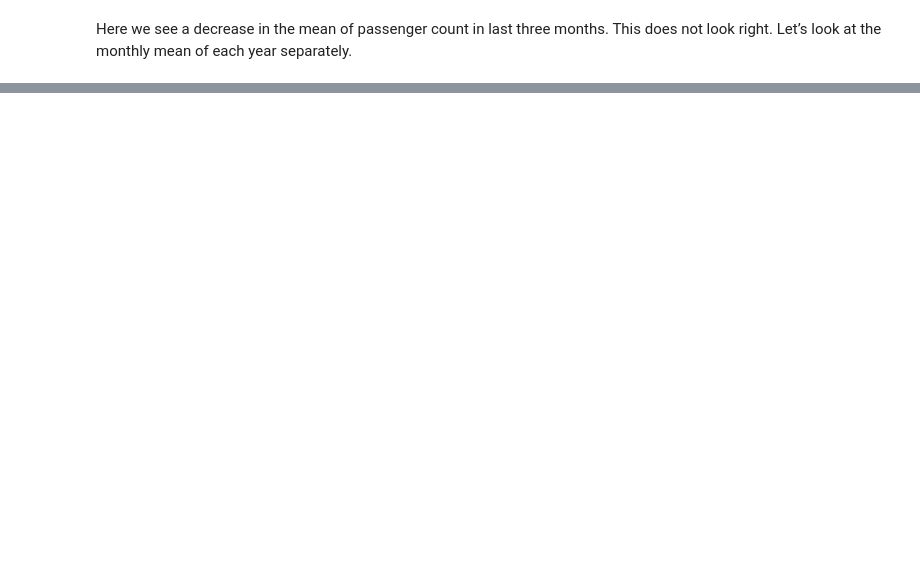
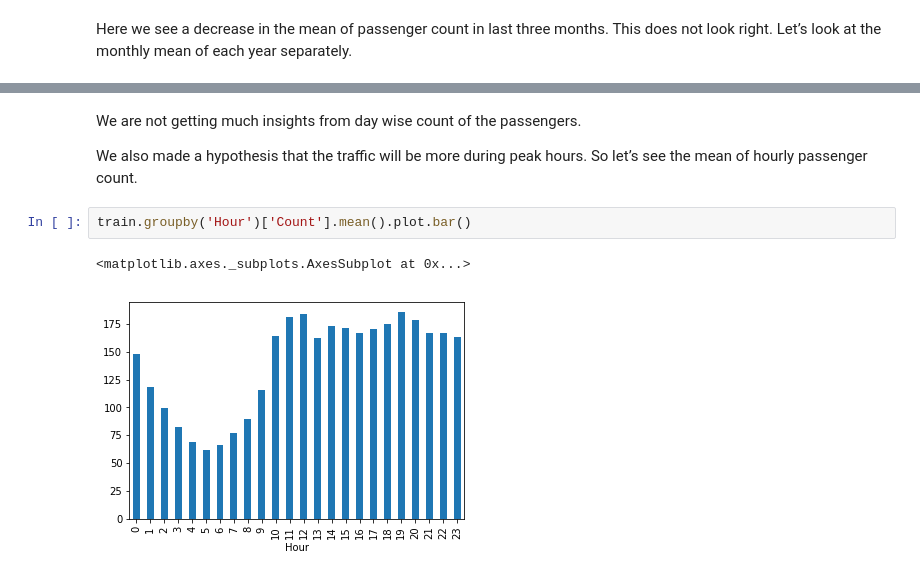
Before and after one commit to gaurav-raii/Jet_Rail_Project, a Jupyter notebook: Jet_rail.ipynb, the cells around one changed output, grey strips where cells are left out. Drawn from its saved outputs; the diff is of its cells as text; blank space fills up the shorter version.

```diff
--- a/Jet_rail.ipynb
+++ b/Jet_rail.ipynb
@@ -126,0 +133,9 @@ temp.plot(figsize=(15,5),title= "Passenger Count(Monthwise)",fontsize=14)
+# %% [markdown]
+We are not getting much insights from day wise count of the passengers.
+
+We also made a hypothesis that the traffic will be more during peak hours. So let’s see the mean of hourly passenger count.
+# %%
+train.groupby('Hour')['Count'].mean().plot.bar()
+# %% [output]
+<matplotlib.axes._subplots.AxesSubplot at 0x...>
+[figure, added]
```
Also changed, not shown: parts of 25 cells of this notebook.
